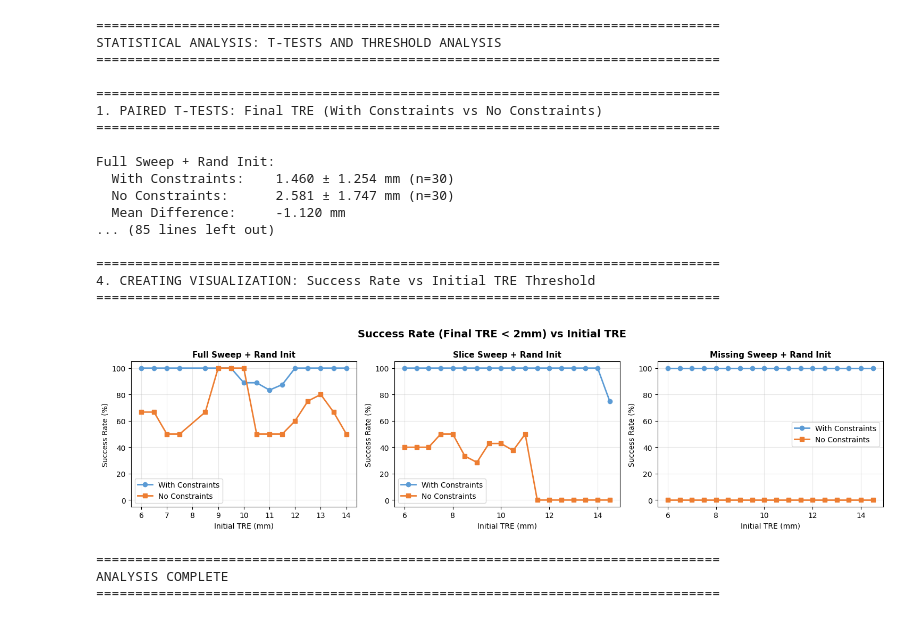
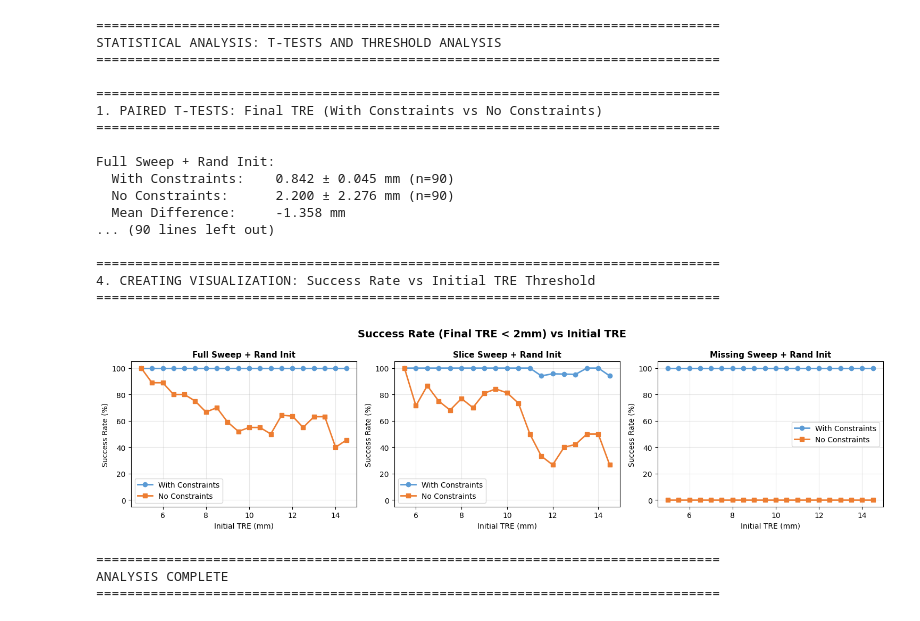
Before and after one commit to elisedl1/US-CT_Registration, a Jupyter notebook: extra/experiment_plot_all.ipynb, the cells around one changed output. Cells and saved outputs as stored; diff of their text form; code cells hidden in the pictures.

```diff
--- a/extra/experiment_plot_all.ipynb
+++ b/extra/experiment_plot_all.ipynb
@@ -896,7 +1012,7 @@ def collect_all_data():
 
     for cond_key, (folder, filename) in conditions_map.items():
         for pose in poses:
-            filepath = os.path.join(BASE_PATH, pose, folder, filename)
+            filepath = os.path.join(BASE_PATH, pose, folder, '30', filename)
 
             if os.path.exists(filepath):
                 tre_data = load_tre_data_with_initial(filepath)
@@ -1089,38 +1205,38 @@ for idx, (with_key, without_key, label) in enumerate(conditions):
     ax.plot(window_centers, success_rates_without, 's-', color='#ED7D31',
             label='No Constraints', linewidth=2, markersize=6)
 
     ax.set_xlabel('Initial TRE (mm)', fontsize=10)
     ax.set_ylabel('Success Rate (%)', fontsize=10)
     ax.set_title(label, fontsize=11, fontweight='bold')
     ax.grid(True, alpha=0.3)
     ax.set_ylim(-5, 105)
     ax.legend(loc='best')
 
 plt.tight_layout()
 plt.show()
 
 print("\n" + "="*80)
 print("ANALYSIS COMPLETE")
 print("="*80)
 # %% [output]
 ================================================================================
 STATISTICAL ANALYSIS: T-TESTS AND THRESHOLD ANALYSIS
 ================================================================================
 
 ================================================================================
 1. PAIRED T-TESTS: Final TRE (With Constraints vs No Constraints)
 ================================================================================
 
 Full Sweep + Rand Init:
-  With Constraints:    1.460 ± 1.254 mm (n=30)
-  No Constraints:      2.581 ± 1.747 mm (n=30)
-  Mean Difference:     -1.120 mm
-... (85 lines left out)
+  With Constraints:    0.842 ± 0.045 mm (n=90)
+  No Constraints:      2.200 ± 2.276 mm (n=90)
+  Mean Difference:     -1.358 mm
+... (90 lines left out)
 
 ================================================================================
 4. CREATING VISUALIZATION: Success Rate vs Initial TRE Threshold
 ================================================================================
-[figure, old version]
+[figure, new version]
 ================================================================================
 ANALYSIS COMPLETE
 ================================================================================
```
Also changed, not shown: parts of 6 cells of this notebook, 2 other files.
